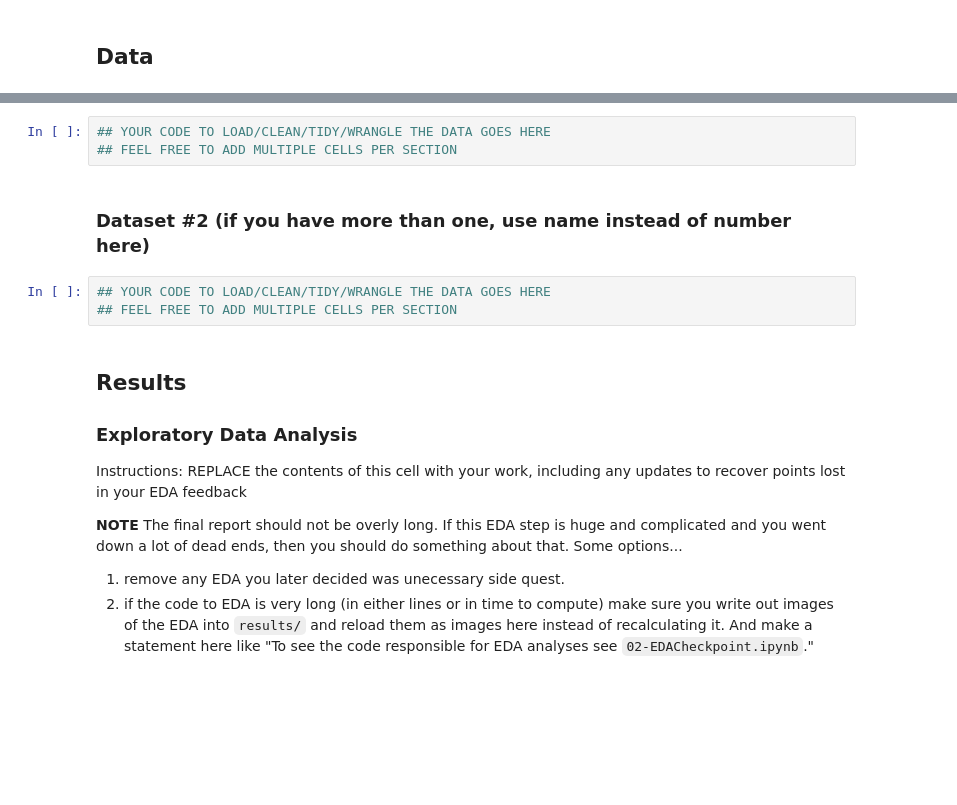
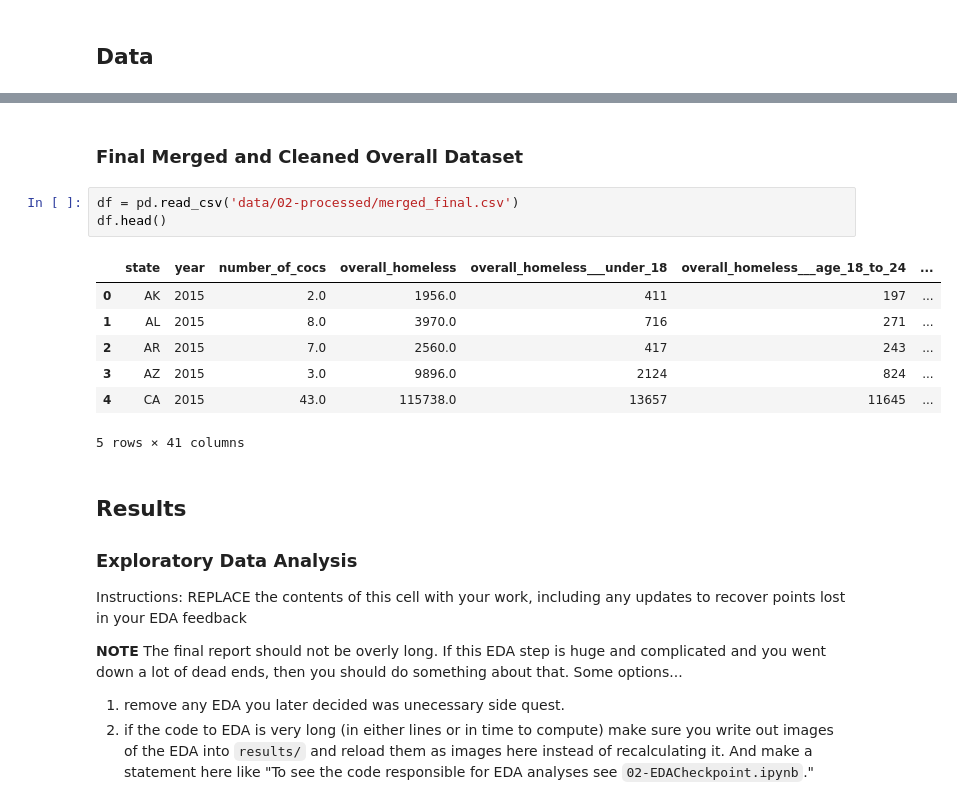
Before and after one commit to COGS108/Group-SP26-085, a Jupyter notebook: 03-FinalProject.ipynb, the cells around one changed output, grey strips where cells are left out. Saved outputs shown, nothing was run; the diff lists cells and outputs as text; blank space fills up the shorter version.

Commit message:
updated data overview, added steps 4 and 5 of models, shortened setup output

```diff
--- a/03-FinalProject.ipynb
+++ b/03-FinalProject.ipynb
@@ -103,11 +109,16 @@ Instructions: REPLACE the contents of this cell with your work, including any up
-# %%
-## YOUR CODE TO LOAD/CLEAN/TIDY/WRANGLE THE DATA GOES HERE
-## FEEL FREE TO ADD MULTIPLE CELLS PER SECTION
-# %% [markdown]
-### Dataset #2 (if you have more than one, use name instead of number here)
-# %%
-## YOUR CODE TO LOAD/CLEAN/TIDY/WRANGLE THE DATA GOES HERE
-## FEEL FREE TO ADD MULTIPLE CELLS PER SECTION
+# %% [markdown]
+### Final Merged and Cleaned Overall Dataset
+# %%
+df = pd.read_csv('data/02-processed/merged_final.csv')
+df.head()
+# %% [output]
+|  | state | year | number_of_cocs | overall_homeless | overall_homeless___under_18 | overall_homeless___age_18_to_24 | ... |
+| 0 | AK | 2015 | 2.0 | 1956.0 | 411 | 197 | ... |
+| 1 | AL | 2015 | 8.0 | 3970.0 | 716 | 271 | ... |
+| 2 | AR | 2015 | 7.0 | 2560.0 | 417 | 243 | ... |
+| 3 | AZ | 2015 | 3.0 | 9896.0 | 2124 | 824 | ... |
+| 4 | CA | 2015 | 43.0 | 115738.0 | 13657 | 11645 | ... |
+5 rows × 41 columns
 # %% [markdown]
 ## Results
 
```
Also changed, not shown: parts of 11 cells of this notebook.
